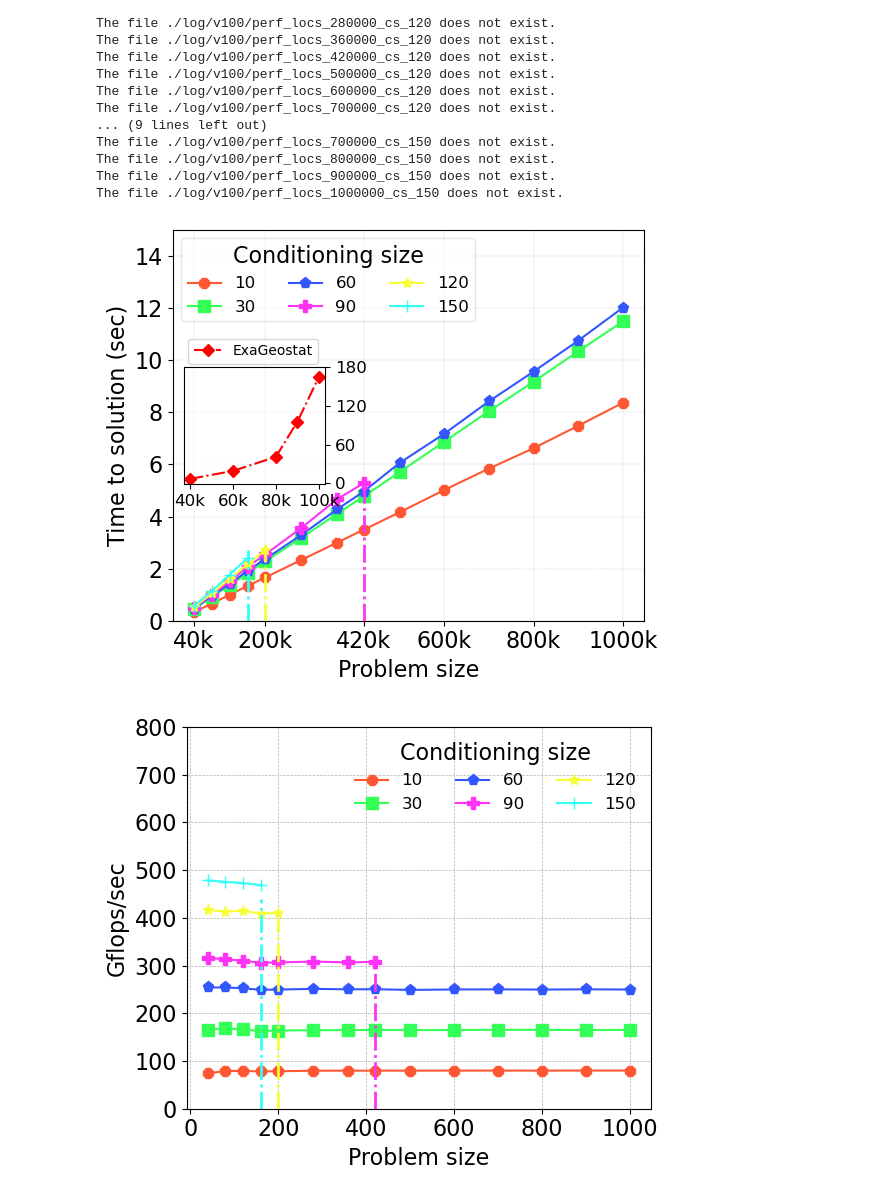
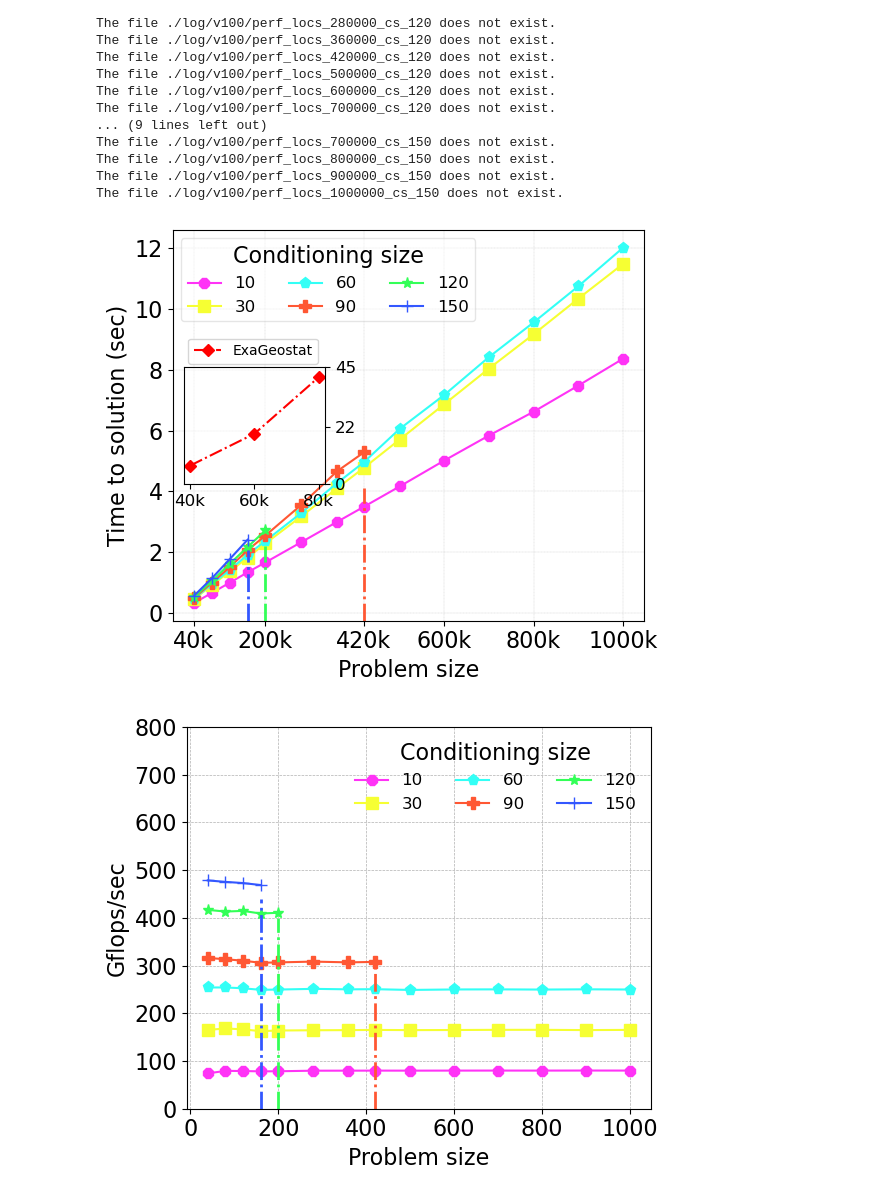
Before and after one commit to jack-pan-ai/Batched-Vecchia-Approximation, a Jupyter notebook: testing/test_perf_plot_v100.ipynb, the cells around one changed output. Saved outputs shown, nothing was run; the diff lists cells and outputs as text; code cells hidden in the pictures.

```diff
--- a/testing/test_perf_plot_v100.ipynb
+++ b/testing/test_perf_plot_v100.ipynb
@@ -10,8 +10,8 @@ import matplotlib.pyplot as plt
 
 plt.rcParams['font.size'] = 16  # You can set any numeric value here
 # %%
-problem_s_exageostat = [40000, 60000, 80000, 90000, 100000]
-time_exageostat = [7.041170, 19.291832, 41.007014, 95.060418, 163.929003]
+problem_s_exageostat = [40000, 60000, 80000] #90000, 100000]
+time_exageostat = [7.041170, 19.291832, 41.007014] #, 95.060418, 163.929003]
 # gflop_exageostat = [5021.949664, 5541.964717, 5563.146135, 3716.191701, 2698.969065]
 # %%
 # cs_set = [16, 32, 64, 84, 108, 128]
@@ -64,12 +64,12 @@ plt.figure(figsize=(6, 5))
 
 # colors = cm.Greens(np.linspace(0.2, 0.8, len(num_set)))
 colors = [
+    "#FF33F6",  # Magenta
+    "#F6FF33",  # Yellow
+    "#33FFF6",  # Cyan
     "#FF5733",  # Reddish-orange
     "#33FF57",  # Bright green
     "#3357FF",  # Royal blue
-    "#FF33F6",  # Magenta
-    "#F6FF33",  # Yellow
-    "#33FFF6",  # Cyan
     "#8B4513",  # Saddle brown
     "#FF69B4"   # Hot pink
 ]
@@ -83,9 +83,9 @@ for i, num_cs in enumerate(cs_set):
 _list_xtick = [40, 200, 420, 600, 800, 1000]
 _list_xtick_name = [f'{int(tick)}k' for tick in _list_xtick]
 plt.xticks(_list_xtick, _list_xtick_name)
-plt.axvline(160, ymin=0, ymax=0.18, color="#33FFF6", linestyle='-.', linewidth=2.0)
-plt.axvline(200, ymin=0, ymax=0.19, color="#F6FF33", linestyle='-.', linewidth=2.0)
-plt.axvline(420, ymin=0, ymax=0.34, color="#FF33F6", linestyle='-.', linewidth=2.0)
+plt.axvline(160, ymin=0, ymax=0.18, color=colors[len(cs_set) - 1], linestyle='-.', linewidth=2.0)
+plt.axvline(200, ymin=0, ymax=0.19, color=colors[len(cs_set) - 2], linestyle='-.', linewidth=2.0)
+plt.axvline(420, ymin=0, ymax=0.34, color=colors[len(cs_set) - 3], linestyle='-.', linewidth=2.0)
 # plt.yscale('log')
 
 # Adding enhanced legend, title, and labels
@@ -98,7 +98,7 @@ plt.ylabel('Time to solution (sec)')
 # Adding grid for better readability
 plt.grid(True, which='both', linestyle='--', linewidth=0.2)
 # plt.yscale('log')
-plt.ylim(0, 15)
+# plt.ylim(0, 15)
 
 
 def set_inner_plot():
@@ -106,36 +106,36 @@ def set_inner_plot():
     ax_inset = inset_axes(plt.gca(), width="30%", height="30%",
                           loc='center left')
 
     # Now plot on the inset axes. Example:
     ax_inset.plot(np.asarray(problem_s_exageostat)/1000, time_exageostat, linestyle='-.',
                   color='red', linewidth=1.5, marker=markers[i+1], label = 'ExaGeostat')
     ax_inset.patch.set_alpha(0.5)  # 50% transparent
     # ax_inset.grid(True, which='both', linestyle='--', linewidth=0.2)
-    _list_xtick_exageostat = list(np.asarray([40, 60, 80, 100]))
+    _list_xtick_exageostat = list(np.asarray([40, 60, 80]))
     ax_inset.set_xticks(_list_xtick_exageostat,
                         [f'{int(tick)}k' for tick in _list_xtick_exageostat],
                         fontsize = 12)
-    _list_ytick_exageostat = list(np.asarray([0, 60, 120, 180]))
+    _list_ytick_exageostat = list(np.asarray([0, 22, 45]))# 60, 120, 180]))
     ax_inset.set_yticks(_list_ytick_exageostat,
                         _list_ytick_exageostat,
                         fontsize = 12)
     # # You can set properties for the inset axes if needed, like labels, title, etc.
     # ax_inset.set_xlabel('Small X label')
     # ax_inset.set_ylabel('Small Y label')
     # ax_inset.set_title('Inset Title')
     ax_inset.yaxis.tick_right()
     ax_inset.legend(loc='best', fontsize=10,  bbox_to_anchor=(1.0,1.3))
 
     # # Adjust the view limits or other properties of the inset
     # ax_inset.set_xlim(...) # Specify your limits here
     # ax_inset.set_ylim(...) # Specify your limits here
 set_inner_plot()
 
 plt.tight_layout()
 plt.savefig(f'./fig/perf_time_v100.pdf')
 plt.show()
 # %% [output]
-[figure, old version]
+[figure, new version]
 # %%
 # Create a plot with a larger size and a better style
 plt.figure(figsize=(6, 5))
@@ -145,9 +145,9 @@ for i, num_cs in enumerate(cs_set):
     _yy = perf_glops[i]
     plt.plot(np.asarray(num_set[:len(_yy)])/1000, np.asarray(_yy), color=colors[i],
              linewidth=1.5, marker=markers[i], label=str(num_cs), markersize=8)
-plt.axvline(160, ymin=0, ymax=0.55, color="#33FFF6", linestyle='-.', linewidth=2.0)
-plt.axvline(200, ymin=0, ymax=0.5, color="#F6FF33", linestyle='-.', linewidth=2.0)
-plt.axvline(420, ymin=0, ymax=0.4, color="#FF33F6", linestyle='-.', linewidth=2.0)
+plt.axvline(160, ymin=0, ymax=0.55, color=colors[len(cs_set) - 1], linestyle='-.', linewidth=2.0)
+plt.axvline(200, ymin=0, ymax=0.5, color=colors[len(cs_set) - 2], linestyle='-.', linewidth=2.0)
+plt.axvline(420, ymin=0, ymax=0.4, color=colors[len(cs_set) - 3], linestyle='-.', linewidth=2.0)
 
 # Adding enhanced legend, title, and labels
 legend = plt.legend(ncol = 3, fontsize=12,
@@ -162,4 +162,4 @@ plt.tight_layout()
 plt.savefig(f'./fig/perf_gflops_v100.pdf')
 plt.show()
 # %% [output]
-[figure, old version]
+[figure, new version]
```
Also changed, not shown: parts of 1 cell of this notebook, 6 other files.
